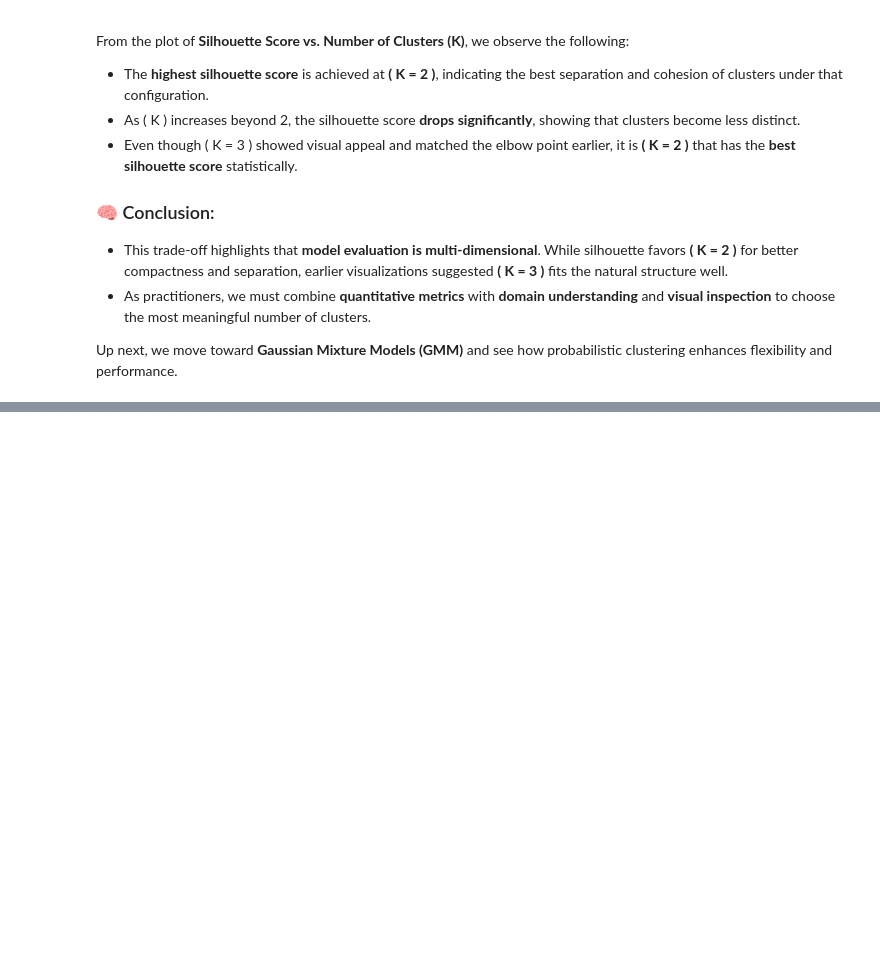
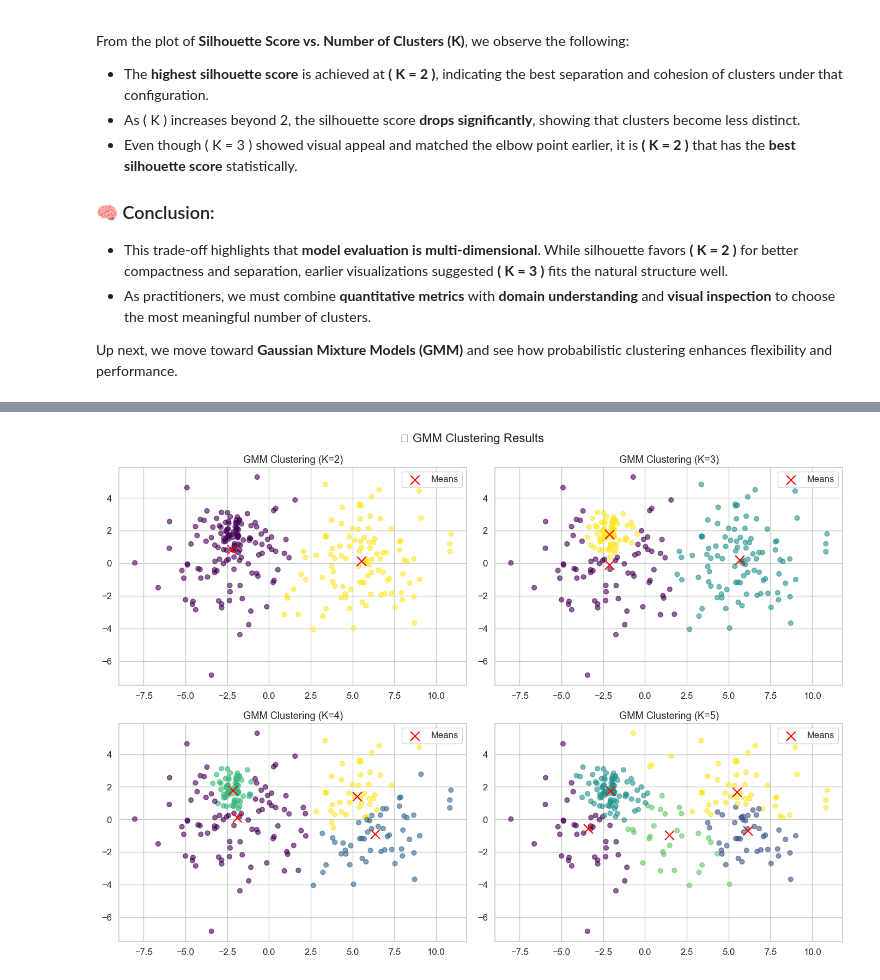
Before and after one commit to profadityasaxena/Unsupervised-Deep-Learning---Gaussian-Mixture-Models---EM-Based-Collaborative-Filtering, a Jupyter notebook: Unsupervised Deep Learning - EM-Based Collaborative Filtering.ipynb, the cells around one changed output, grey strips where cells are left out. Drawn from its saved outputs; the diff is of its cells as text; code cells hidden in the pictures; blank space fills up the shorter version.

Commit message:
gaussian mixture models

```diff
--- a/Unsupervised Deep Learning - EM-Based Collaborative Filtering.ipynb
+++ b/Unsupervised Deep Learning - EM-Based Collaborative Filtering.ipynb
@@ -337,0 +393,22 @@ Up next, we move toward **Gaussian Mixture Models (GMM)** and see how probabilis
+# %%
+# Import GMM from scikit-learn
+from sklearn.mixture import GaussianMixture
+
+# Fit GMM for multiple values of K and visualize
+fig, axes = plt.subplots(2, 2, figsize=(14, 10))
+axes = axes.ravel()
+
+for i, k in enumerate([2, 3, 4, 5]):
+    gmm = GaussianMixture(n_components=k, random_state=42)
+    labels = gmm.fit_predict(X)
+
+    axes[i].scatter(X[:, 0], X[:, 1], c=labels, cmap='viridis', s=40, alpha=0.6)
+    axes[i].scatter(gmm.means_[:, 0], gmm.means_[:, 1], s=150, c='red', marker='x', label='Means')
+    axes[i].set_title(f'GMM Clustering (K={k})')
+    axes[i].legend()
+
+plt.suptitle("🧠 GMM Clustering Results", fontsize=16)
+plt.tight_layout()
+plt.show()
+# %% [output]
+[figure, added]
```
Also changed, not shown: parts of 3 cells of this notebook.
